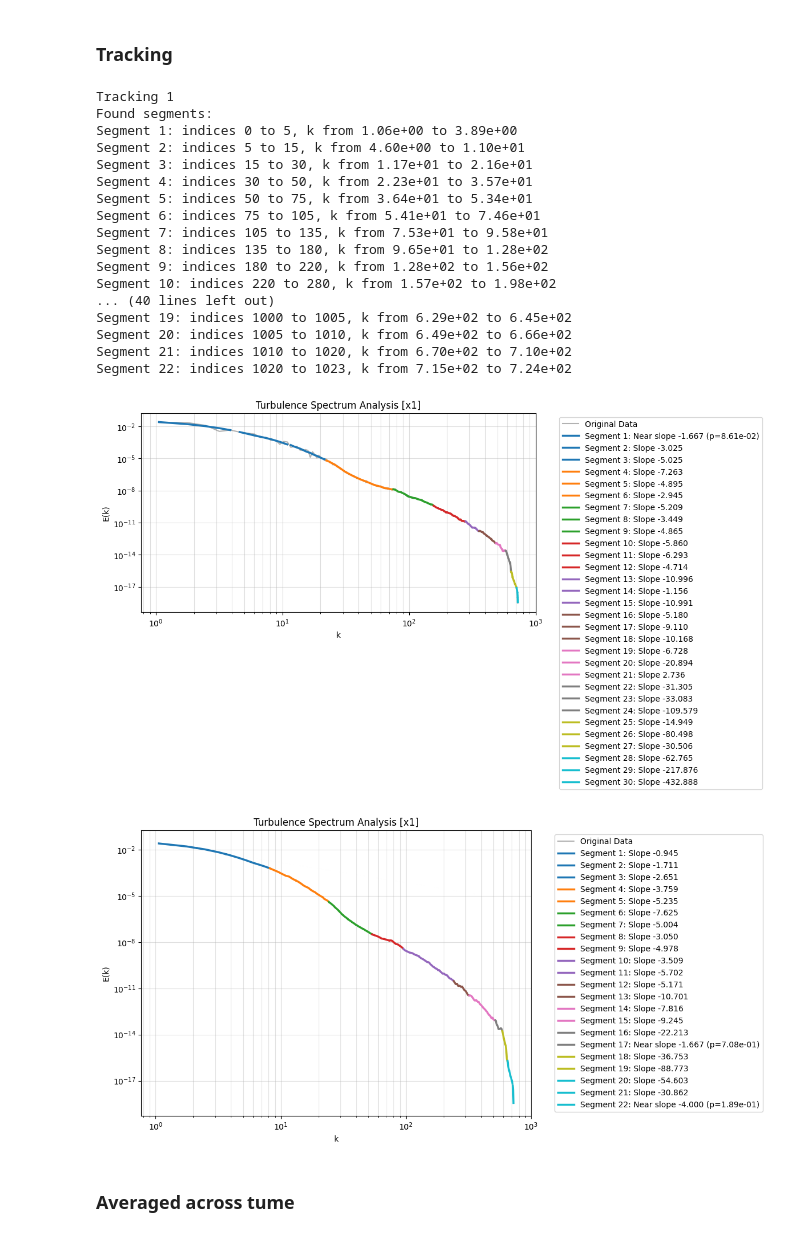
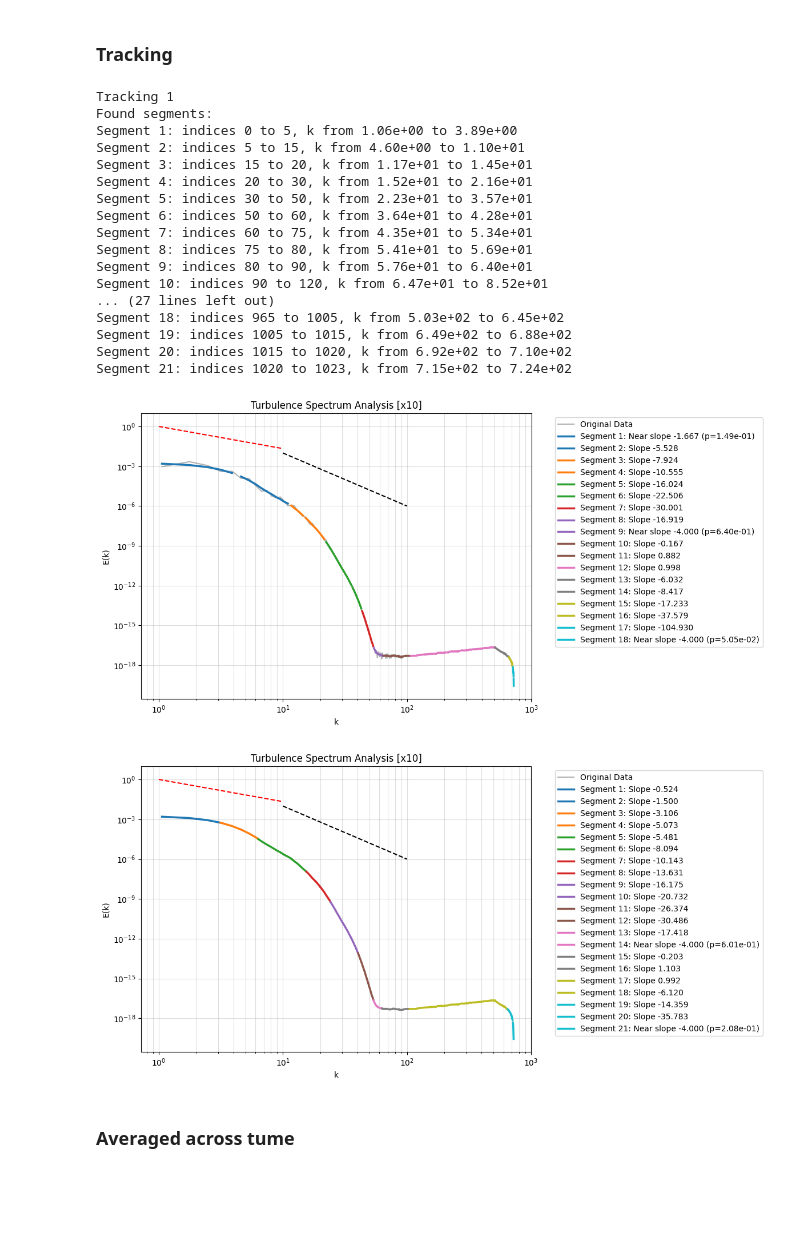
Before and after one commit to red1ithink/EnergySpectrum, a Jupyter notebook: tracking_range.ipynb, the cells around one changed output. Saved outputs shown, nothing was run; the diff lists cells and outputs as text; code cells hidden in the pictures; blank space fills up the shorter version.

```diff
--- a/tracking_range.ipynb
+++ b/tracking_range.ipynb
@@ -63,31 +62,33 @@ plt.show()
 # %% [markdown]
 ### Tracking ###
 # %%
-file = '../proceed_data/proceed_data_v_given/processed_data_u/150_ux_uy_data.txt'
+file = '../proceed_data/proceed_data_v_10/processed_data_u/50_ux_uy_data.txt'
 print('Tracking 1')
-tr.tracking(file, 1e-1, 'x1')
+tr.tracking(file, 1e-1, 'x10')
+compared_line()
 print('Tracking 2')
-tr.tracking2(file, 1e-1, 'x1')
+tr.tracking2(file, 1e-1, 'x10')
+compared_line()
 # %% [output]
 Tracking 1
 Found segments:
 Segment 1: indices 0 to 5, k from 1.06e+00 to 3.89e+00
 Segment 2: indices 5 to 15, k from 4.60e+00 to 1.10e+01
-Segment 3: indices 15 to 30, k from 1.17e+01 to 2.16e+01
-Segment 4: indices 30 to 50, k from 2.23e+01 to 3.57e+01
-Segment 5: indices 50 to 75, k from 3.64e+01 to 5.34e+01
-Segment 6: indices 75 to 105, k from 5.41e+01 to 7.46e+01
-Segment 7: indices 105 to 135, k from 7.53e+01 to 9.58e+01
-Segment 8: indices 135 to 180, k from 9.65e+01 to 1.28e+02
-Segment 9: indices 180 to 220, k from 1.28e+02 to 1.56e+02
-Segment 10: indices 220 to 280, k from 1.57e+02 to 1.98e+02
-... (40 lines left out)
-Segment 19: indices 1000 to 1005, k from 6.29e+02 to 6.45e+02
-Segment 20: indices 1005 to 1010, k from 6.49e+02 to 6.66e+02
-Segment 21: indices 1010 to 1020, k from 6.70e+02 to 7.10e+02
-Segment 22: indices 1020 to 1023, k from 7.15e+02 to 7.24e+02
+Segment 3: indices 15 to 20, k from 1.17e+01 to 1.45e+01
+Segment 4: indices 20 to 30, k from 1.52e+01 to 2.16e+01
+Segment 5: indices 30 to 50, k from 2.23e+01 to 3.57e+01
+Segment 6: indices 50 to 60, k from 3.64e+01 to 4.28e+01
+Segment 7: indices 60 to 75, k from 4.35e+01 to 5.34e+01
+Segment 8: indices 75 to 80, k from 5.41e+01 to 5.69e+01
+Segment 9: indices 80 to 90, k from 5.76e+01 to 6.40e+01
+Segment 10: indices 90 to 120, k from 6.47e+01 to 8.52e+01
+... (27 lines left out)
+Segment 18: indices 965 to 1005, k from 5.03e+02 to 6.45e+02
+Segment 19: indices 1005 to 1015, k from 6.49e+02 to 6.88e+02
+Segment 20: indices 1015 to 1020, k from 6.92e+02 to 7.10e+02
+Segment 21: indices 1020 to 1023, k from 7.15e+02 to 7.24e+02
-[figure, old version]
+[figure, new version]
-[figure, old version]
+[figure, new version]
 # %% [markdown]
 ### Averaged across tume ###
 # %%
```
Also changed, not shown: parts of 1 cell of this notebook, 6 other files.
